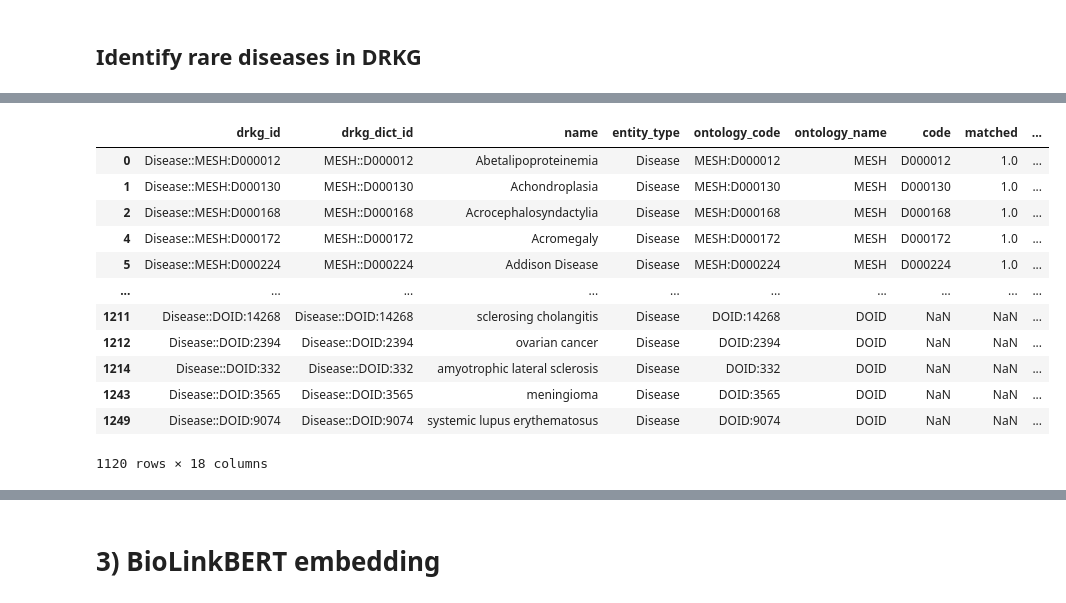
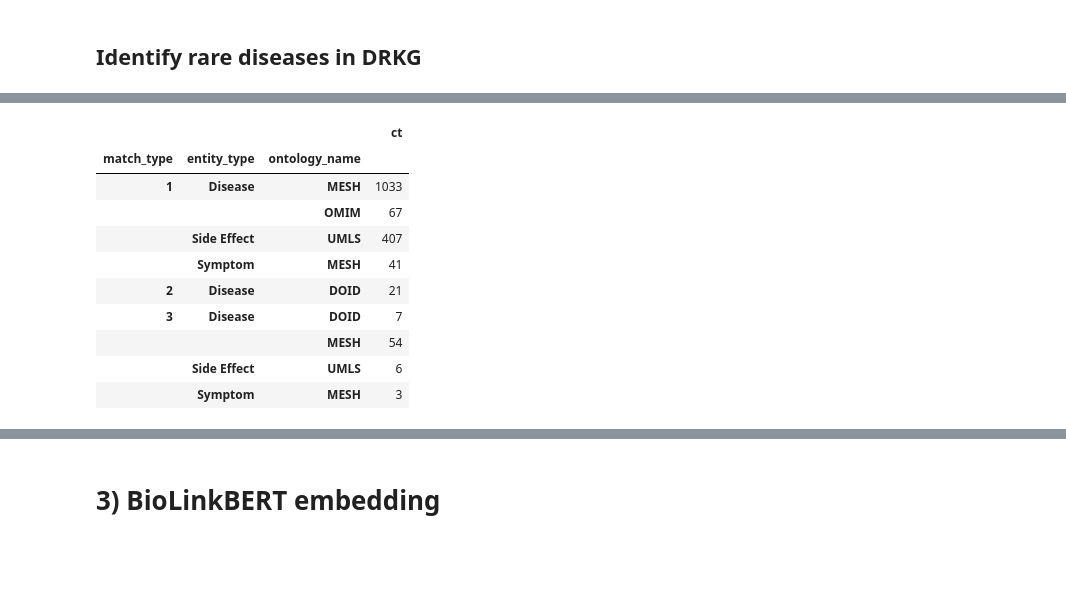
Before and after one commit to Ale9806/SIMPLLM, a Jupyter notebook: Debug/DEBUG DRKG_mapping_with_BiolinkBERT and graphsage.ipynb, the cells around one changed output, grey strips where cells are left out. Saved outputs shown, nothing was run; the diff lists cells and outputs as text; code cells hidden in the pictures; blank space fills up the shorter version.

```diff
--- a/Debug/DEBUG DRKG_mapping_with_BiolinkBERT and graphsage.ipynb
+++ b/Debug/DEBUG DRKG_mapping_with_BiolinkBERT and graphsage.ipynb
@@ -278,0 +665,12 @@ len(mesh_dict)
+# %%
+# merge by regex
+# source: https://stackoverflow.com/questions/62521616/can-i-perform-a-left-join-merge-between-two-dataframes-using-regular-expressions
+import re
+def merge_regex(regex_df, regex_col, search_df, search_col):
+    idx = [(i,j) for i,r in enumerate(regex_df[regex_col]) for j,v in enumerate(search_df[search_col].astype(str)) if re.match(r,v)]
+    regex_df_idx, search_df_idx = zip(*idx)
+    t = regex_df.iloc[list(regex_df_idx),0].reset_index(drop=True)
+    t1 = search_df.iloc[list(search_df_idx),0].reset_index(drop=True)
+    return pd.concat([t,t1],axis=1)
+
+test = merge_regex(orphan_codes_match, 'regex', doid_df, 'database_cross_reference')
@@ -279,28 +710,37 @@ len(mesh_dict)
 # %%
+# NEW
+doid_orphan_codes = test.merge(orphan_codes, how='left', on='Orphacode').drop_duplicates()
+
+drkg_all_entities['ontology_name'] = np.where(drkg_all_entities['ontology_name'].str.contains('UMLS'), 'UMLS', drkg_all_entities['ontology_name'])
+
 # Get matches on MeSH and OMIM codes
 orphan_codes['code_source_upper'] = orphan_codes['code_source'].str.upper()
 match_try1 = drkg_all_entities.merge(orphan_codes, how='inner', left_on=['ontology_name', 'code'], right_on=['code_source_upper', 'code'])
+match_try1['match_type'] = 1
 
-# Match DOID in DRKG by name
-drkg_doid = drkg_entity_df[drkg_entity_df['ontology_name']=='DOID']
-match_try2 = drkg_doid.merge(orphan_codes, how='inner', left_on=drkg_doid['name'].str.upper(), right_on=orphan_codes['Name'].str.upper())
-match_try2
+match_try2 = drkg_all_entities.merge(doid_orphan_codes, how='inner', left_on='ontology_code', right_on='id')
+match_try2['match_type'] = 2
+
+# Match by name
+match_try3 = drkg_all_entities.merge(orphan_codes, how='inner', left_on=drkg_all_entities['name'].str.upper(), right_on=orphan_codes['Name'].str.upper())
+match_try3['match_type'] = 3
 
 # Stack matched entities
-matched_rarediseases = pd.concat([match_try1, match_try2], ignore_index=True, axis=0).drop_duplicates(subset=['drkg_id', 'Orphacode'])
-matched_rarediseases.drop_duplicates(subset='drkg_id') # Show just unique entities in DRKG
+matched_rarediseases = pd.concat([match_try1, match_try2, match_try3], ignore_index=True, axis=0).drop_duplicates(subset=['drkg_id', 'Orphacode']) # keeps first entry of duplicates
+matched_rarediseases.drop_duplicates(subset='drkg_id').drop(columns=['Disordermappingicdrelation', 'Disordermappingvalidationstatus']) # Show just unique entities in DRKG
+matched_rarediseases.groupby(by=['match_type', 'entity_type', 'ontology_name']).agg(
+    ct = ('drkg_id', 'count')
+)
 # matched_rarediseases
 # %% [output]
-|  | drkg_id | drkg_dict_id | name | entity_type | ontology_code | ontology_name | code | matched | ... |
-| 0 | Disease::MESH:D000012 | MESH::D000012 | Abetalipoproteinemia | Disease | MESH:D000012 | MESH | D000012 | 1.0 | ... |
-| 1 | Disease::MESH:D000130 | MESH::D000130 | Achondroplasia | Disease | MESH:D000130 | MESH | D000130 | 1.0 | ... |
-| 2 | Disease::MESH:D000168 | MESH::D000168 | Acrocephalosyndactylia | Disease | MESH:D000168 | MESH | D000168 | 1.0 | ... |
-| 4 | Disease::MESH:D000172 | MESH::D000172 | Acromegaly | Disease | MESH:D000172 | MESH | D000172 | 1.0 | ... |
-| 5 | Disease::MESH:D000224 | MESH::D000224 | Addison Disease | Disease | MESH:D000224 | MESH | D000224 | 1.0 | ... |
-| ... | ... | ... | ... | ... | ... | ... | ... | ... | ... |
-| 1211 | Disease::DOID:14268 | Disease::DOID:14268 | sclerosing cholangitis | Disease | DOID:14268 | DOID | NaN | NaN | ... |
-| 1212 | Disease::DOID:2394 | Disease::DOID:2394 | ovarian cancer | Disease | DOID:2394 | DOID | NaN | NaN | ... |
-| 1214 | Disease::DOID:332 | Disease::DOID:332 | amyotrophic lateral sclerosis | Disease | DOID:332 | DOID | NaN | NaN | ... |
-| 1243 | Disease::DOID:3565 | Disease::DOID:3565 | meningioma | Disease | DOID:3565 | DOID | NaN | NaN | ... |
-| 1249 | Disease::DOID:9074 | Disease::DOID:9074 | systemic lupus erythematosus | Disease | DOID:9074 | DOID | NaN | NaN | ... |
+|  |  |  | ct |
+| match_type | entity_type | ontology_name |  |
+| 1 | Disease | MESH | 1033 |
+|  |  | OMIM | 67 |
+|  | Side Effect | UMLS | 407 |
+|  | Symptom | MESH | 41 |
+| 2 | Disease | DOID | 21 |
+| 3 | Disease | DOID | 7 |
+|  |  | MESH | 54 |
+|  | Side Effect | UMLS | 6 |
+|  | Symptom | MESH | 3 |
-1120 rows × 18 columns
```
Also changed, not shown: parts of 29 cells of this notebook, 2 other files.
